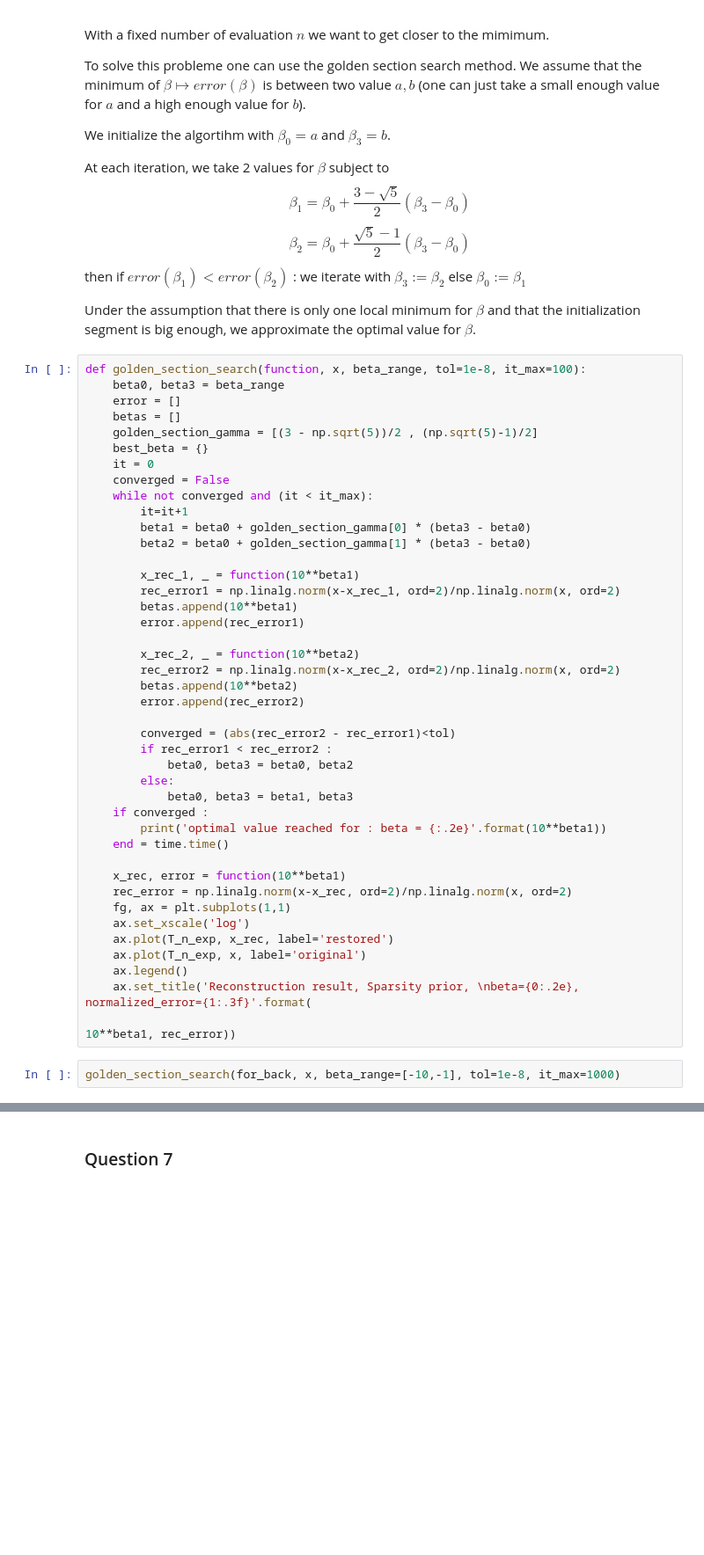
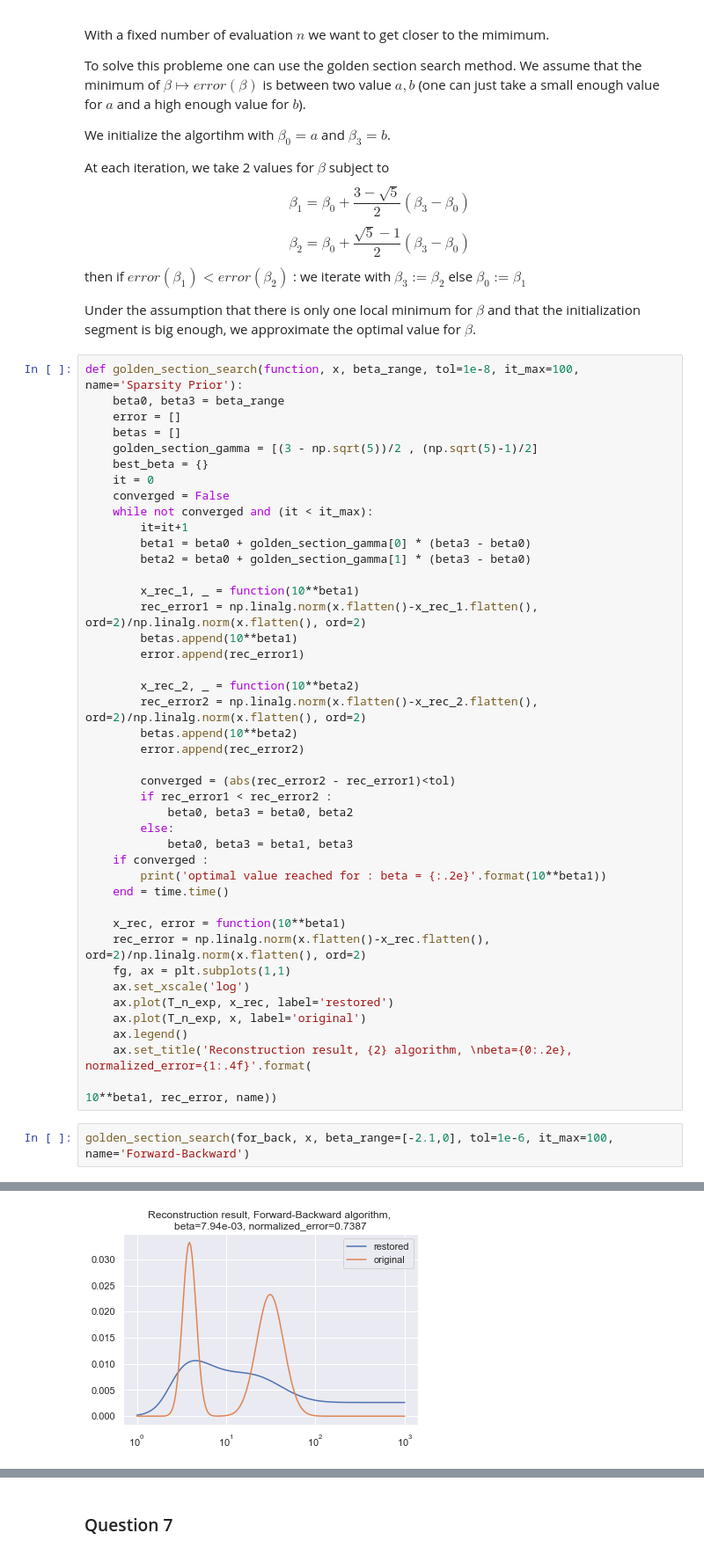
Before and after one commit to EmmanuelJhno/LabsLargeScaleDistributedOptimization, a Jupyter notebook: LSD_TPn2_2_Jehanno_Rauby.ipynb, the cells around one changed output, grey strips where cells are left out. Shown at 88% size. Drawn from its saved outputs; the diff is of its cells as text; blank space fills up the shorter version.

Commit message:
Golden Search and cleaning the code.

```diff
--- a/LSD_TPn2_2_Jehanno_Rauby.ipynb
+++ b/LSD_TPn2_2_Jehanno_Rauby.ipynb
@@ -227,7 +225,7 @@ then if  $error(\beta_1)< error(\beta_2)$ : we iterate with $\beta_3 :=\beta_2$
 
 Under the assumption that there is only one local minimum for $\beta$ and that the initialization segment is big enough, we approximate the optimal value for $\beta$.
 # %%
-def golden_section_search(function, x, beta_range, tol=1e-8, it_max=100):
+def golden_section_search(function, x, beta_range, tol=1e-8, it_max=100, name='Sparsity Prior'):
     beta0, beta3 = beta_range
     error = []
     betas = []
@@ -241,12 +239,12 @@ def golden_section_search(function, x, beta_range, tol=1e-8, it_max=100):
         beta2 = beta0 + golden_section_gamma[1] * (beta3 - beta0)
 
         x_rec_1, _ = function(10**beta1)
-        rec_error1 = np.linalg.norm(x-x_rec_1, ord=2)/np.linalg.norm(x, ord=2)
+        rec_error1 = np.linalg.norm(x.flatten()-x_rec_1.flatten(), ord=2)/np.linalg.norm(x.flatten(), ord=2)
         betas.append(10**beta1)
         error.append(rec_error1)
 
         x_rec_2, _ = function(10**beta2)
-        rec_error2 = np.linalg.norm(x-x_rec_2, ord=2)/np.linalg.norm(x, ord=2)
+        rec_error2 = np.linalg.norm(x.flatten()-x_rec_2.flatten(), ord=2)/np.linalg.norm(x.flatten(), ord=2)
         betas.append(10**beta2)
         error.append(rec_error2)
 
@@ -260,14 +258,14 @@ def golden_section_search(function, x, beta_range, tol=1e-8, it_max=100):
     end = time.time()
 
     x_rec, error = function(10**beta1)
-    rec_error = np.linalg.norm(x-x_rec, ord=2)/np.linalg.norm(x, ord=2)
+    rec_error = np.linalg.norm(x.flatten()-x_rec.flatten(), ord=2)/np.linalg.norm(x.flatten(), ord=2)
     fg, ax = plt.subplots(1,1)
     ax.set_xscale('log')
     ax.plot(T_n_exp, x_rec, label='restored')
     ax.plot(T_n_exp, x, label='original')
     ax.legend()
-    ax.set_title('Reconstruction result, Sparsity prior, \nbeta={0:.2e}, normalized_error={1:.3f}'.format(
-                                                                            10**beta1, rec_error))
+    ax.set_title('Reconstruction result, {2} algorithm, \nbeta={0:.2e}, normalized_error={1:.4f}'.format(
+                                                                            10**beta1, rec_error, name))
 # %%
-golden_section_search(for_back, x, beta_range=[-10,-1], tol=1e-8, it_max=1000)
+golden_section_search(for_back, x, beta_range=[-2.1,0], tol=1e-6, it_max=100, name='Forward-Backward')
 # %% [output]
@@ -275 +273,2 @@ ValueError:
+[figure, added]
 # %%
```
Also changed, not shown: parts of 14 cells of this notebook.
